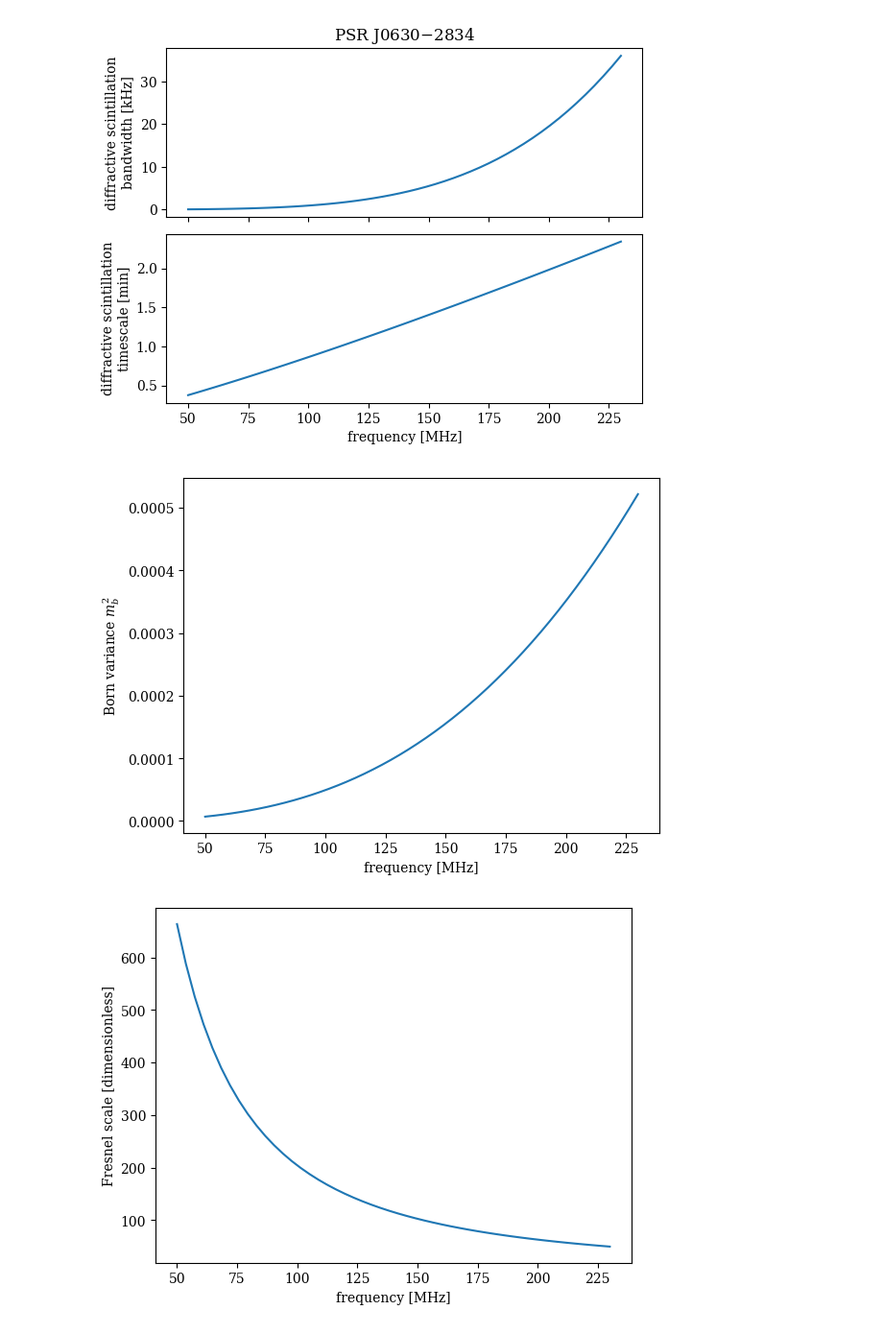
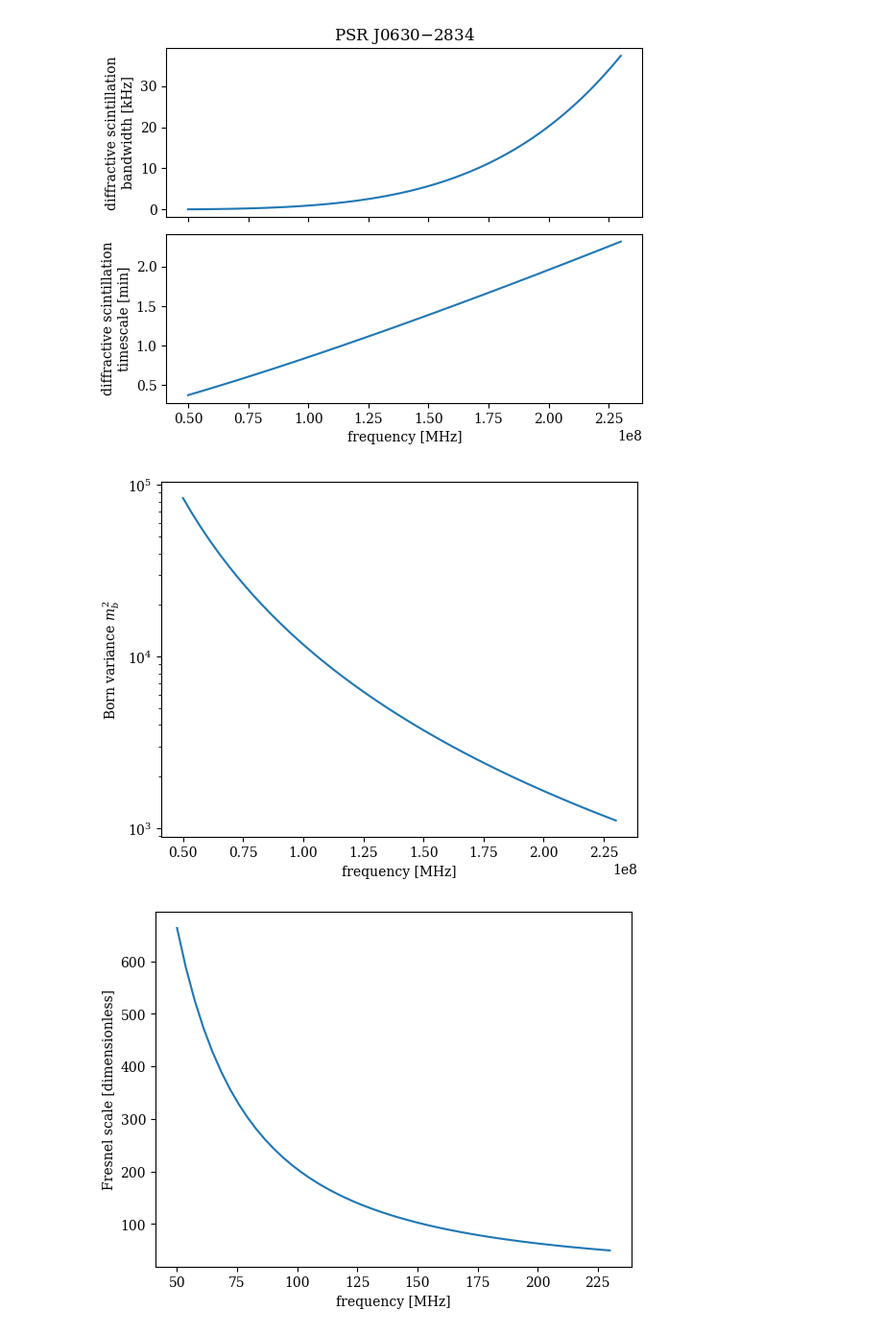
Before and after one commit to bjacobell/PsrSim, a Jupyter notebook: ne2025_J0630-2834.ipynb, the cells around one changed output. Shown at 96% size. Saved outputs shown, nothing was run; the diff lists cells and outputs as text; code cells hidden in the pictures.

```diff
--- a/ne2025_J0630-2834.ipynb
+++ b/ne2025_J0630-2834.ipynb
@@ -7,12 +7,12 @@ import matplotlib.pyplot as plt
 plt.rcParams['font.family'] = 'serif'
 plt.rcParams['mathtext.fontset'] = 'dejavuserif'
 # %%
-fff = np.linspace(50, 230)
-sbw = 23175*(fff/1000)**(22/5)
-st = 820.92*(fff/1000)**(6/5) / 60
+fff = np.linspace(50e6, 230e6)
+sbw = 24.021e6*(fff*1e-9)**(22/5)
+st = 810.36*(fff*1e-9)**(6/5) / 60
 
 fig, ax = plt.subplots(2, 1, sharex=True)
-ax[0].plot(fff, sbw)
+ax[0].plot(fff, sbw*1e-3) # kHz
 ax[1].plot(fff, st)
 ax[1].set_xlabel('frequency [MHz]')
 ax[0].set_ylabel('diffractive scintillation\nbandwidth [kHz]')
@@ -21,17 +21,19 @@ ax[0].set_title('PSR J0630$-$2834')
 plt.subplots_adjust(hspace=0.1)
 plt.show()
 # %% [output]
-[figure, old version]
+[figure, new version]
 # %%
-mb = np.sqrt(0.773*(sbw*1000/(fff*1000000))**(5/6))
-plt.plot(fff, mb**2)
+# mb2 = 0.773 * (nu_c / ∆nu_d)^(5/6)
+mb2 = 0.773*((fff / sbw)**(5/6))
+plt.plot(fff, mb2)
 #plt.ylim(0, 0.008)
 plt.xlabel('frequency [MHz]')
 plt.ylabel('Born variance $m_b^2$')
+plt.yscale('log')
 
 plt.show()
 # %% [output]
-[figure, old version]
+[figure, new version]
 # %%
 plt.plot(fff, (1-0.38)*1/np.sqrt(sbw*1000/(fff*1000000)))
 plt.xlabel('frequency [MHz]')
```
Also changed, not shown: 14 other files.
